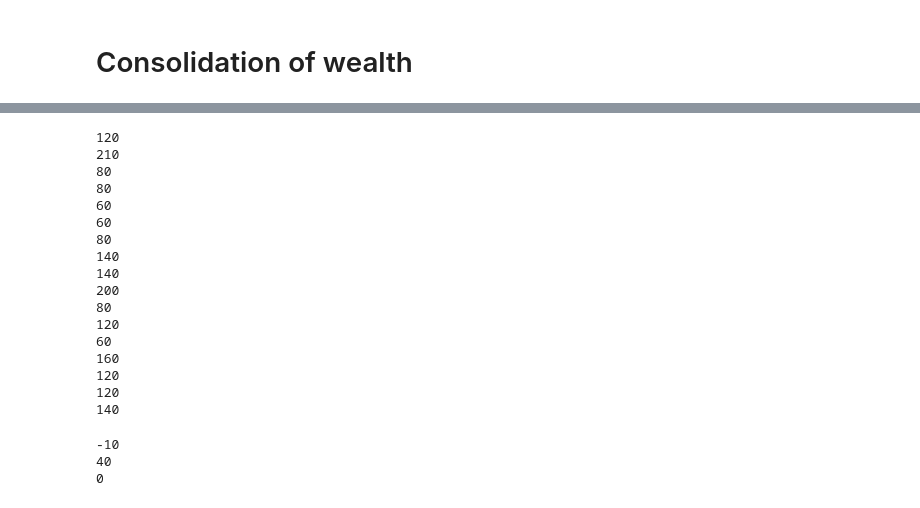
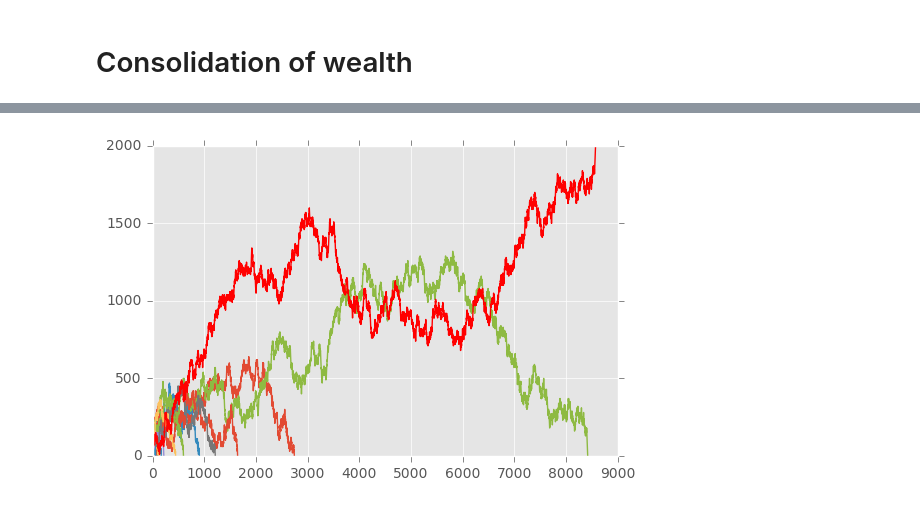
Before and after one commit to Asav7/DS_Sandbox, a Jupyter notebook: Consolidation of wealth.ipynb, the cells around one changed output, grey strips where cells are left out. Drawn from its saved outputs; the diff is of its cells as text; code cells hidden in the pictures.

```diff
--- a/Consolidation of wealth.ipynb
+++ b/Consolidation of wealth.ipynb
@@ -14,3 +15,32 @@ import numpy as np
 from matplotlib import pyplot as plt
 %matplotlib inline
 plt.style.use("ggplot")
+# %%
+class Contestant(object):
+
+    def __init__(self, name, money=100, increment=10):
+        self._name = name
+        self._money = money
+        self.increment = increment
+        self.history = []
+
+    def get_money(self):
+        return self._money
+
+    def get_name(self):
+        return self._name
+
+    def is_broke(self):
+        if self._money == 0:
+            return True
+        else:
+            return False
+
+    def increase_money(self):
+        self._money += self.increment
+
+    def decrease_money(self):
+        self._money -= self.increment
+
+    def record_history(self):
+        self.history.append(self.get_money())
@@ -17,3 +91,4 @@ plt.style.use("ggplot")
 # %%
-contestants = {"contestant_" + str(i): 100 for i in range (1, 101)}
-brokes = {}
+n_plays_in_round = 10
+n_contestants = 20
+game = Game(n_plays_in_round, {"contestant_" + str(i): Contestant("contestant_" + str(i)) for i in range(n_contestants)})
@@ -141,28 +94,0 @@ g1.contestants
-# %%
-for guy in g1.contestants.values():
-    print(guy.get_money())
-# %% [output]
-120
-210
-80
-80
-60
-60
-80
-140
-140
-200
-80
-120
-60
-160
-120
-120
-140
-# %%
-for guy in g1.brokes.values():
-    print(guy.get_money())
-# %% [output]
--10
-40
-0
@@ -168,0 +97,7 @@ for guy in g1.brokes.values():
+# %%
+for player in game.bankrupts.values():
+    plt.plot(player.history)
+plt.plot(list(game.contestants.values())[0].history, color="red")
+plt.show()
+# %% [output]
+[figure, added]
```
Also changed, not shown: parts of 8 cells of this notebook.
